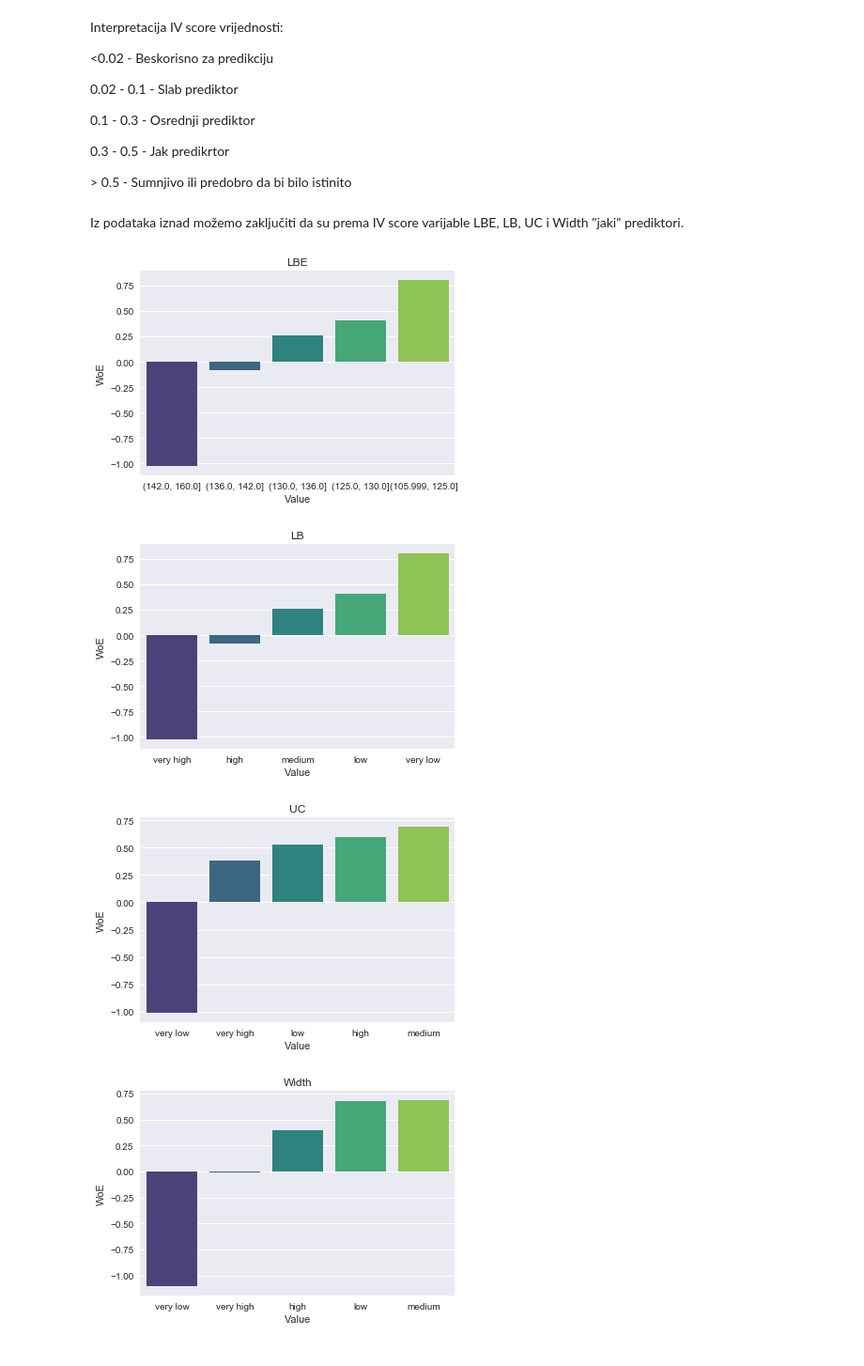
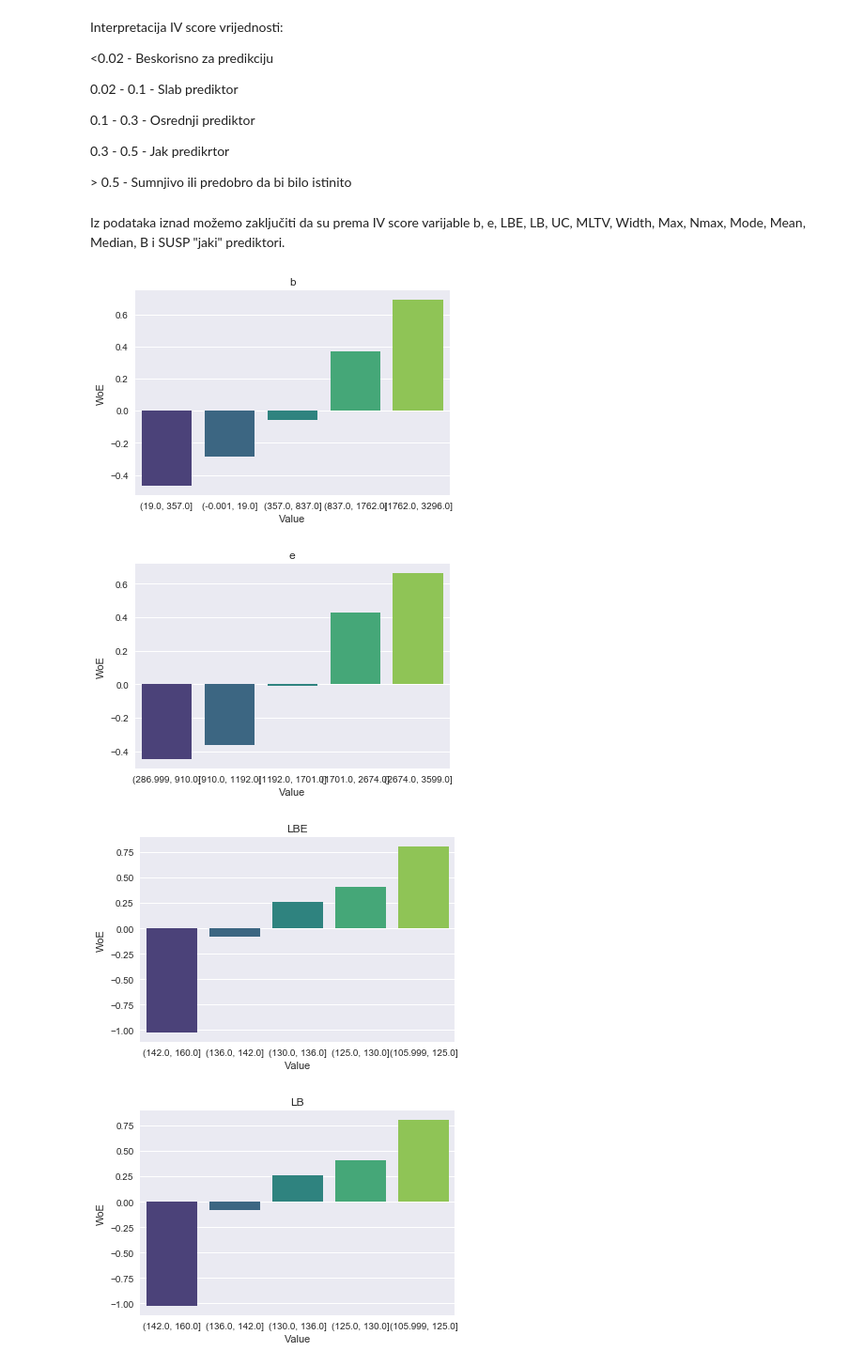
Before and after one commit to mleontenko/nosql-bda, a Jupyter notebook: ctg.ipynb, the cells around one changed output. Shown at 94% size. Saved outputs shown, nothing was run; the diff lists cells and outputs as text; code cells hidden in the pictures.

```diff
--- a/ctg.ipynb
+++ b/ctg.ipynb
@@ -590,18 +573,18 @@ Interpretacija IV score vrijednosti:
 
 \> 0.5 - Sumnjivo ili predobro da bi bilo istinito
 # %% [markdown]
-Iz podataka iznad možemo zaključiti da su prema IV score varijable LBE, LB, UC i Width "jaki" prediktori.
+Iz podataka iznad možemo zaključiti da su prema IV score varijable b, e, LBE, LB, UC, MLTV, Width, Max, Nmax, Mode, Mean, Median, B i SUSP "jaki" prediktori.
 # %%
 # grafički prikaz WoE za najjače varijable:
 
-woe_list = ['LBE', 'LB', 'UC', 'Width']
+woe_list = ['b', 'e', 'LBE', 'LB', 'UC', 'MLTV', 'Width', 'Max', 'Nmax', 'Mode', 'Mean', 'Median', 'B', 'SUSP']
 
 for col in woe_list:
     df3, iv = calculate_woe_iv(df1, col, 'NSP')
     plt.figure()
     sns.barplot(x="Value", y="WoE", palette="viridis", data=df3).set_title(col)
 # %% [output]
-[figure, old version]
+[figure, new version]
-[figure, old version]
+[figure, new version]
-[figure, old version]
+[figure, new version]
-[figure, old version]
+[figure, new version]
```
Also changed, not shown: parts of 12 cells of this notebook.
